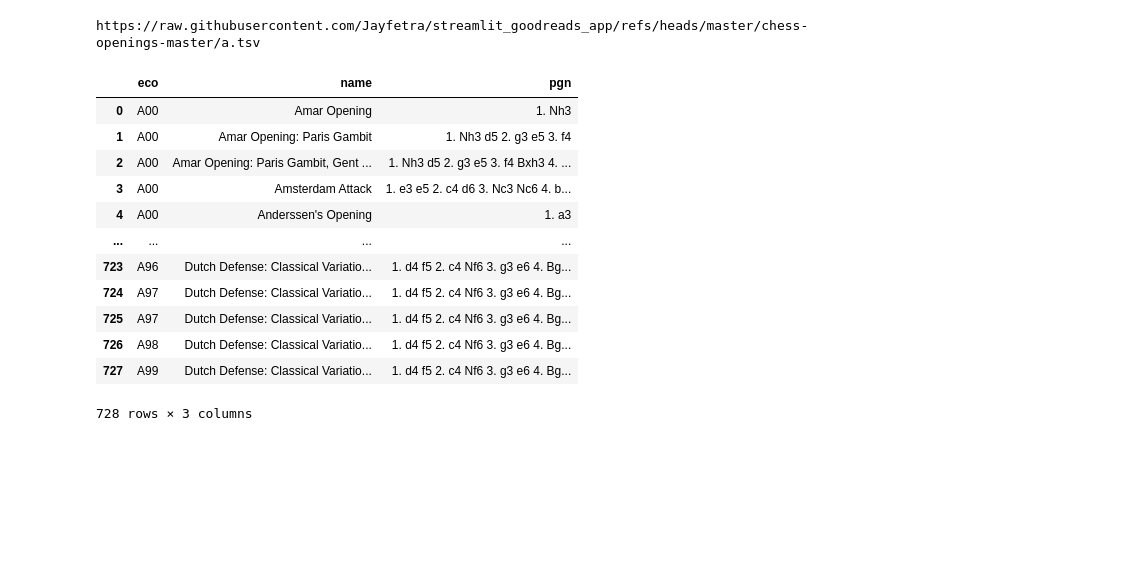
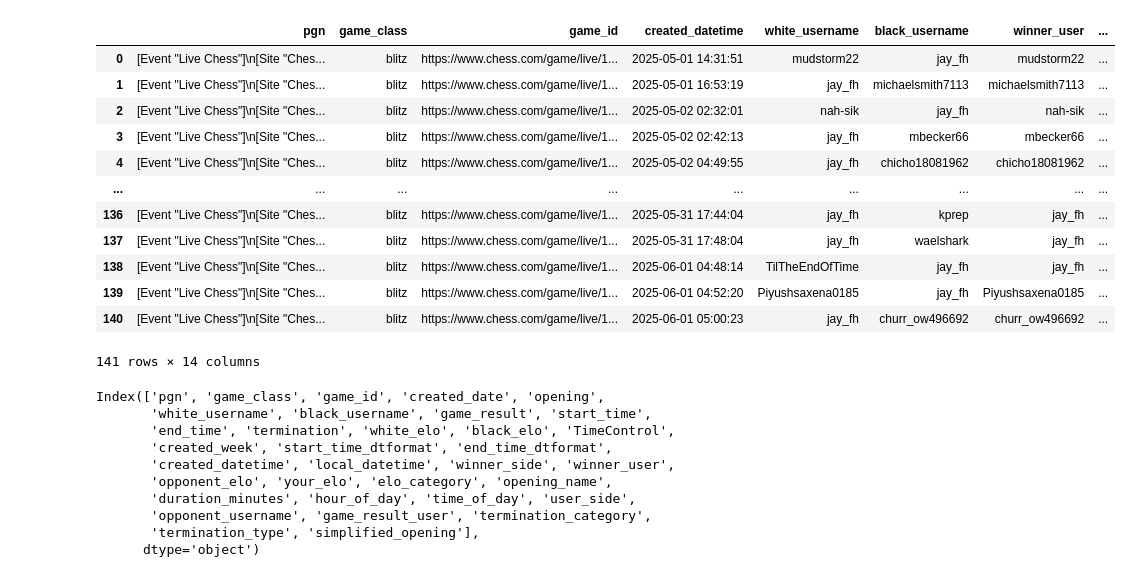
Before and after one commit to Jayfetra/streamlit_goodreads_app, a Jupyter notebook: chess_check.ipynb, the cells around one changed output. Cells and saved outputs as stored; diff of their text form; code cells hidden in the pictures; blank space fills up the shorter version.

```diff
--- a/chess_check.ipynb
+++ b/chess_check.ipynb
@@ -124,38 +108,34 @@ fig.show()
 # %%
-# data_a = "https://github.com/Jayfetra/streamlit_goodreads_app/blob/master/chess-openings-master/a.tsv"
-data_a = "https://raw.githubusercontent.com/Jayfetra/streamlit_goodreads_app/refs/heads/master/chess-openings-master/a.tsv"
-# data_b = "https://github.com/Jayfetra/streamlit_goodreads_app/blob/master/chess-openings-master/b.tsv"
-# data_c = "https://github.com/Jayfetra/streamlit_goodreads_app/blob/master/chess-openings-master/c.tsv"
-# data_d = "https://github.com/Jayfetra/streamlit_goodreads_app/blob/master/chess-openings-master/d.tsv"
-# data_e = "https://github.com/Jayfetra/streamlit_goodreads_app/blob/master/chess-openings-master/e.tsv"
 
+column = [
+'pgn', 'game_class', 'game_id', 'created_datetime','white_username', 'black_username','winner_user', 'winner_side','game_result_user','opponent_elo', 'your_elo'
+,'opening_name','simplified_opening','termination_type'
+]
+display (df[column])
 
-print (data_a)
-
-df_a = pd.read_csv(data_a, sep="\t")
-# df_b = pd.read_csv(data_b, sep="\t")
-# df_c = pd.read_csv(data_c, sep="\t")
-# df_d = pd.read_csv(data_d, sep="\t")
-# df_e = pd.read_csv(data_e, sep="\t")
-
-df_a
-
-# Combine the DataFrames
-# chess_opening_database = pd.concat([df_a, df_b, df_c, df_d, df_e], ignore_index=True)
-# chess_opening_database
+print (df.columns)
 # %% [output]
+|  | pgn | game_class | game_id | created_datetime | white_username | black_username | winner_user | ... |
+| 0 | [Event "Live Chess"]\n[Site "Ches... | blitz | https://www.chess.com/game/live/1... | 2025-05-01 14:31:51 | mudstorm22 | jay_fh | mudstorm22 | ... |
+| 1 | [Event "Live Chess"]\n[Site "Ches... | blitz | https://www.chess.com/game/live/1... | 2025-05-01 16:53:19 | jay_fh | michaelsmith7113 | michaelsmith7113 | ... |
+| 2 | [Event "Live Chess"]\n[Site "Ches... | blitz | https://www.chess.com/game/live/1... | 2025-05-02 02:32:01 | nah-sik | jay_fh | nah-sik | ... |
+| 3 | [Event "Live Chess"]\n[Site "Ches... | blitz | https://www.chess.com/game/live/1... | 2025-05-02 02:42:13 | jay_fh | mbecker66 | mbecker66 | ... |
+| 4 | [Event "Live Chess"]\n[Site "Ches... | blitz | https://www.chess.com/game/live/1... | 2025-05-02 04:49:55 | jay_fh | chicho18081962 | chicho18081962 | ... |
+| ... | ... | ... | ... | ... | ... | ... | ... | ... |
+| 136 | [Event "Live Chess"]\n[Site "Ches... | blitz | https://www.chess.com/game/live/1... | 2025-05-31 17:44:04 | jay_fh | kprep | jay_fh | ... |
+| 137 | [Event "Live Chess"]\n[Site "Ches... | blitz | https://www.chess.com/game/live/1... | 2025-05-31 17:48:04 | jay_fh | waelshark | jay_fh | ... |
+| 138 | [Event "Live Chess"]\n[Site "Ches... | blitz | https://www.chess.com/game/live/1... | 2025-06-01 04:48:14 | TilTheEndOfTime | jay_fh | jay_fh | ... |
+| 139 | [Event "Live Chess"]\n[Site "Ches... | blitz | https://www.chess.com/game/live/1... | 2025-06-01 04:52:20 | Piyushsaxena0185 | jay_fh | Piyushsaxena0185 | ... |
+| 140 | [Event "Live Chess"]\n[Site "Ches... | blitz | https://www.chess.com/game/live/1... | 2025-06-01 05:00:23 | jay_fh | churr_ow496692 | churr_ow496692 | ... |
-https://raw.githubusercontent.com/Jayfetra/streamlit_goodreads_app/refs/heads/master/chess-openings-master/a.tsv
+141 rows × 14 columns
-|  | eco | name | pgn |
-| 0 | A00 | Amar Opening | 1. Nh3 |
-| 1 | A00 | Amar Opening: Paris Gambit | 1. Nh3 d5 2. g3 e5 3. f4 |
-| 2 | A00 | Amar Opening: Paris Gambit, Gent ... | 1. Nh3 d5 2. g3 e5 3. f4 Bxh3 4. ... |
-| 3 | A00 | Amsterdam Attack | 1. e3 e5 2. c4 d6 3. Nc3 Nc6 4. b... |
-| 4 | A00 | Anderssen's Opening | 1. a3 |
-| ... | ... | ... | ... |
-| 723 | A96 | Dutch Defense: Classical Variatio... | 1. d4 f5 2. c4 Nf6 3. g3 e6 4. Bg... |
-| 724 | A97 | Dutch Defense: Classical Variatio... | 1. d4 f5 2. c4 Nf6 3. g3 e6 4. Bg... |
-| 725 | A97 | Dutch Defense: Classical Variatio... | 1. d4 f5 2. c4 Nf6 3. g3 e6 4. Bg... |
-| 726 | A98 | Dutch Defense: Classical Variatio... | 1. d4 f5 2. c4 Nf6 3. g3 e6 4. Bg... |
-| 727 | A99 | Dutch Defense: Classical Variatio... | 1. d4 f5 2. c4 Nf6 3. g3 e6 4. Bg... |
-728 rows × 3 columns
+Index(['pgn', 'game_class', 'game_id', 'created_date', 'opening',
+       'white_username', 'black_username', 'game_result', 'start_time',
+       'end_time', 'termination', 'white_elo', 'black_elo', 'TimeControl',
+       'created_week', 'start_time_dtformat', 'end_time_dtformat',
+       'created_datetime', 'local_datetime', 'winner_side', 'winner_user',
+       'opponent_elo', 'your_elo', 'elo_category', 'opening_name',
+       'duration_minutes', 'hour_of_day', 'time_of_day', 'user_side',
+       'opponent_username', 'game_result_user', 'termination_category',
+       'termination_type', 'simplified_opening'],
+      dtype='object')
 # %%
```
Also changed, not shown: parts of 5 cells of this notebook, 5 other files.
